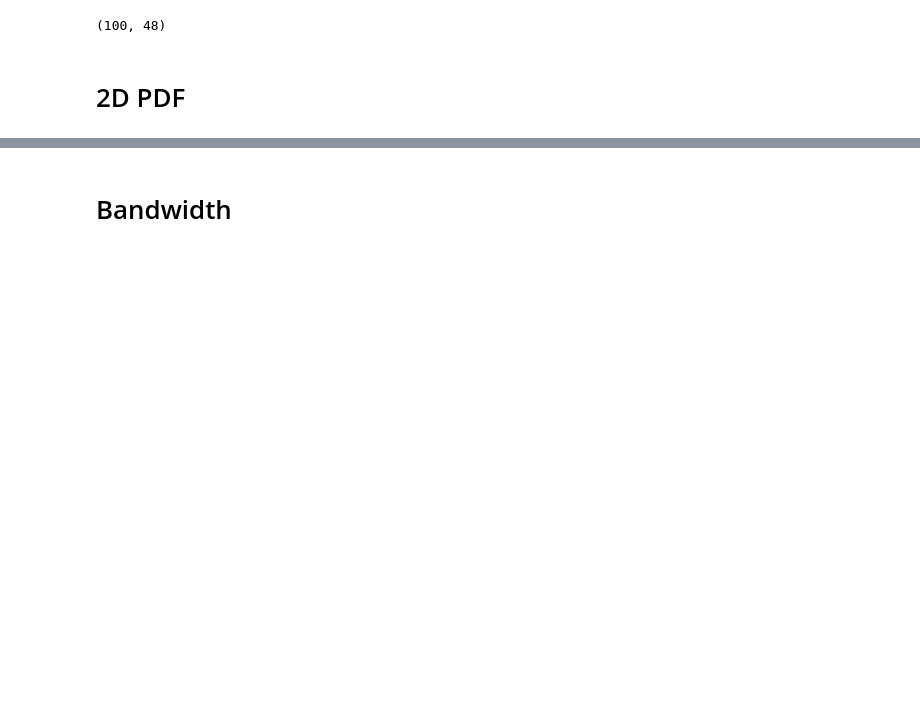
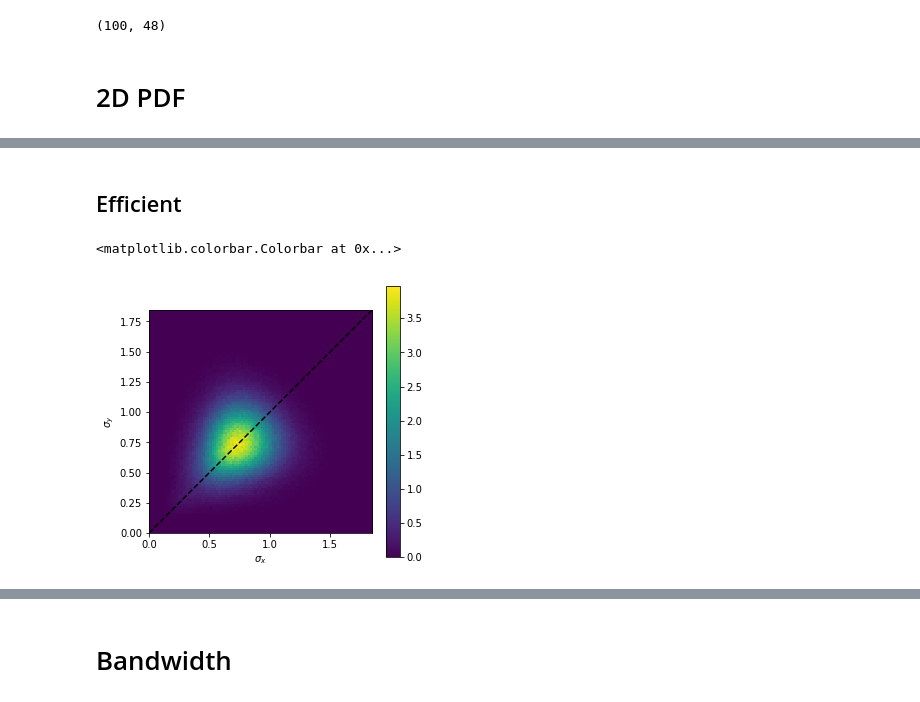
Before and after one commit to McWilliamsCenter/halo_cnn, a Jupyter notebook: notebooks/catalog.ipynb, the cells around one changed output, grey strips where cells are left out. Cells and saved outputs as stored; diff of their text form; code cells hidden in the pictures; blank space fills up the shorter version.

```diff
--- a/notebooks/catalog.ipynb
+++ b/notebooks/catalog.ipynb
@@ -1016,0 +1182,24 @@ plt.colorbar()
+# %% [markdown]
+## Efficient
+# %%
+# Cylindrical symmetry
+
+sig_x = [cat.gal[i]['xproj'].std() for i in range(len(cat))]
+sig_y = [cat.gal[i]['yproj'].std() for i in range(len(cat))]
+
+max_sig = max(max(sig_x),max(sig_y))
+
+plt.figure(figsize=(5,5))
+H, xedges, yedges = np.histogram2d(sig_y, sig_x, normed=True,
+                                   bins = [np.linspace(0,max_sig, 101)]*2
+                                  )
+im = plt.imshow(H, origin='low',
+                extent=[xedges[0], xedges[-1], yedges[0], yedges[-1]])
+
+plt.plot(xedges, xedges, c='k', linestyle='dashed')
+plt.xlabel('$\sigma_x$')
+plt.ylabel('$\sigma_y$')
+plt.colorbar()
+# %% [output]
+<matplotlib.colorbar.Colorbar at 0x...>
+[figure, added]
```
Also changed, not shown: parts of 18 cells of this notebook, 12 other files.
